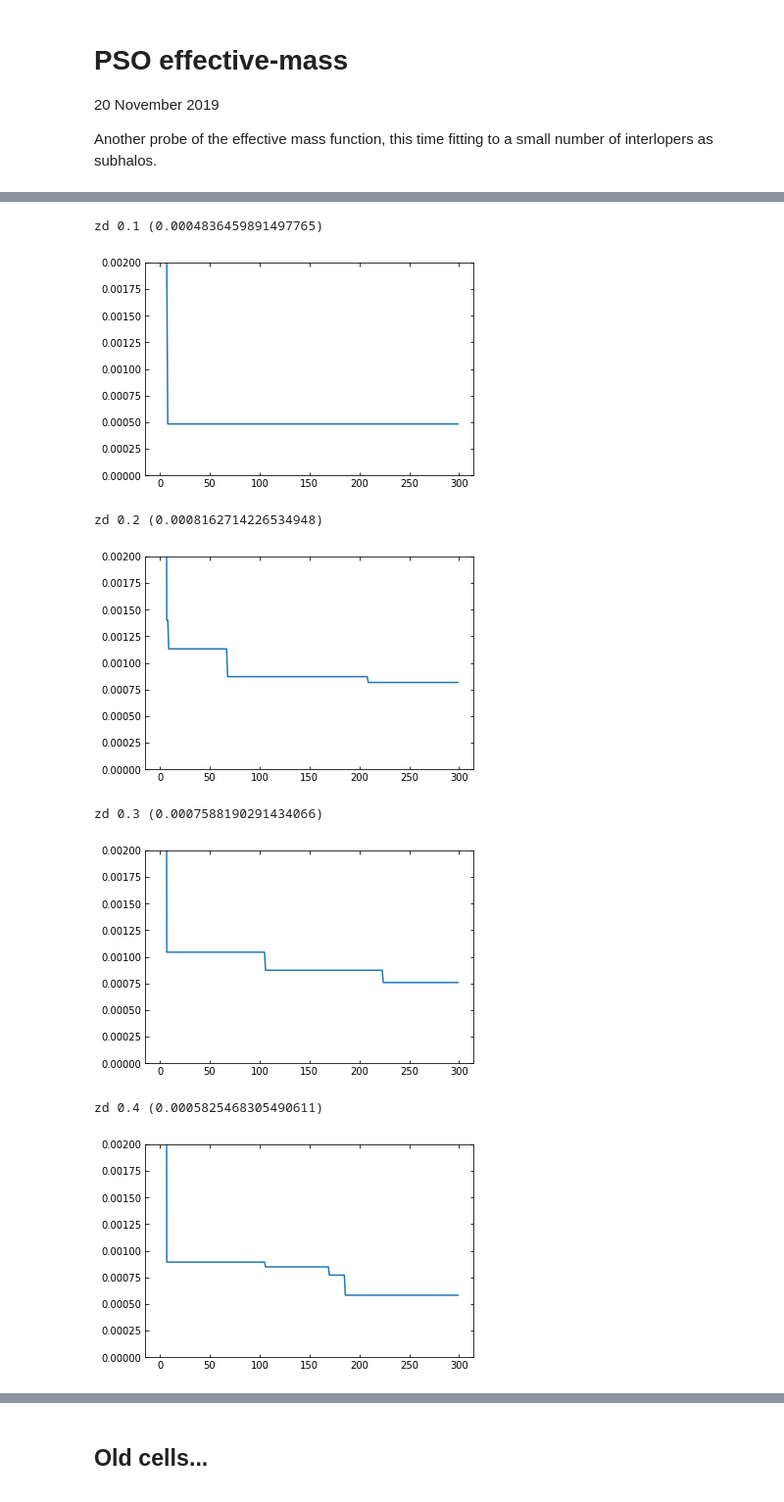
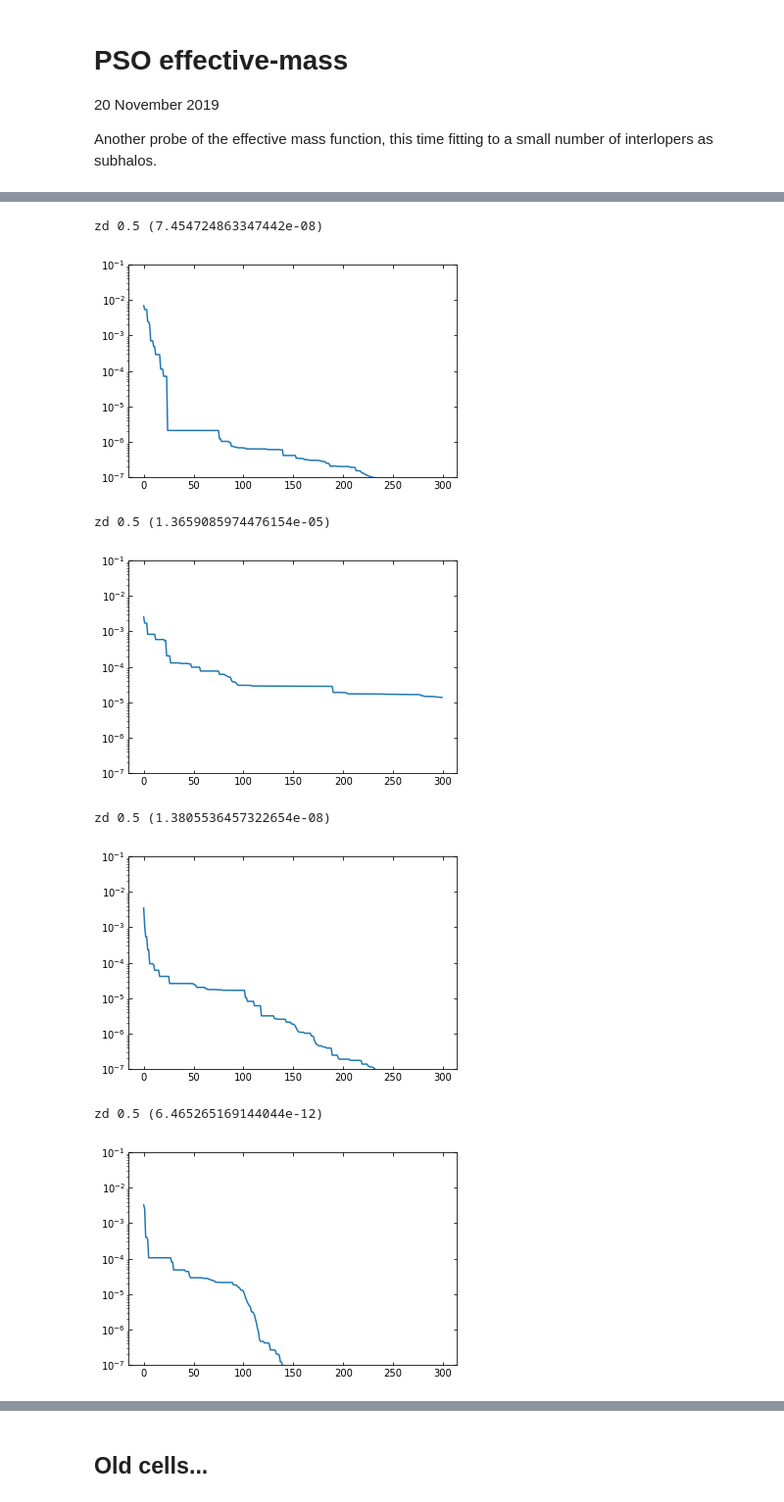
Before and after one commit to acagansengul/interlopers, a Jupyter notebook: pso_meff.ipynb, the cells around one changed output, grey strips where cells are left out. Shown: that part at 98% size. Cells and saved outputs as stored; diff of their text form; code cells hidden in the pictures.

```diff
--- a/pso_meff.ipynb
+++ b/pso_meff.ipynb
@@ -23,8 +21,10 @@ zs = 1.0
 # %%
 # zds = [.1,.2,.3,.4,.5,.6,.7,.8,.9] * 2
 # seeds = [100] * 9 + [101] * 9
-zds = [.1,.2,.3, .4,.5,.6,.9]
-seeds = [100]*7
+# zds = [.1,.2,.3, .4,.5,.6,.9]
+# seeds = [100]*7
+zds = [.5]*4
+seeds = [101,102,103,104]
 assert(len(zds) == len(seeds))
 ilist = range(len(zds))
 ncores = 4
@@ -148,17 +139,17 @@ plt.gca().set_yscale('log')
 # %%
 for zd, pso_fit in zip(zds, pso_fit_list):
     print('zd',zd, '({})'.format(pso_fit.cost))
     plt.plot(pso_fit.cost_history)
-    #plt.gca().set_yscale('log')
+    plt.gca().set_yscale('log')
     plt.gca().tick_params(right=True, top=True, direction='in')
-    plt.ylim(0,.002)
+    plt.ylim(1e-7,.1)
     plt.show()
 # %% [output]
-zd 0.1 (0.0004836459891497765)
+zd 0.5 (7.454724863347442e-08)
-[figure, old version]
+[figure, new version]
-zd 0.2 (0.0008162714226534948)
+zd 0.5 (1.3659085974476154e-05)
-[figure, old version]
+[figure, new version]
-zd 0.3 (0.0007588190291434066)
+zd 0.5 (1.3805536457322654e-08)
-[figure, old version]
+[figure, new version]
-zd 0.4 (0.0005825468305490611)
+zd 0.5 (6.465265169144044e-12)
-[figure, old version]
+[figure, new version]
```
Also changed, not shown: parts of 15 cells of this notebook, 2 other files.
